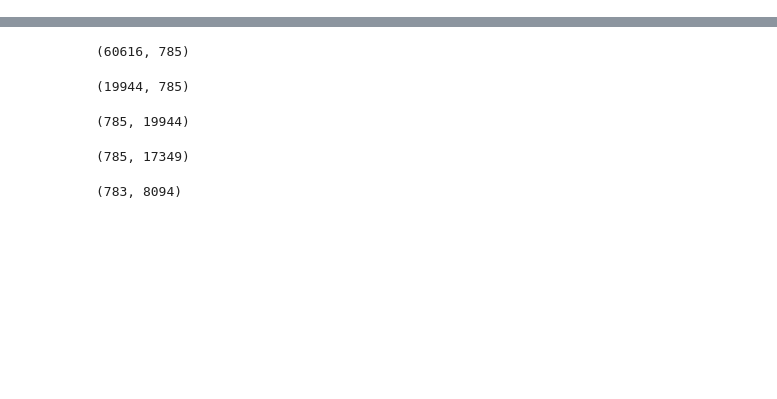
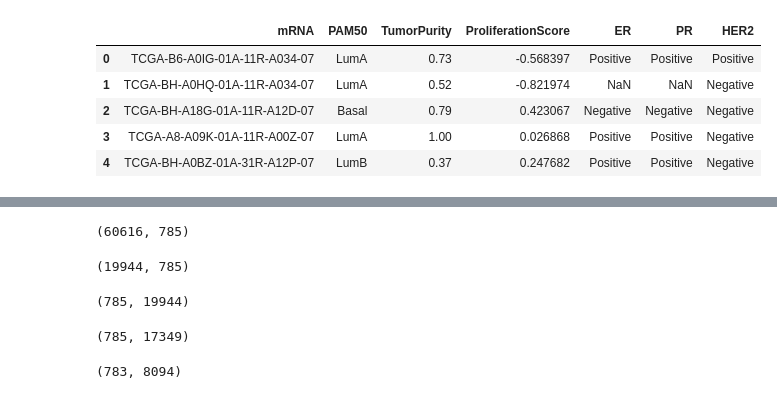
Before and after one commit to mjkim1001/DATA481-Breast_Cancer, a Jupyter notebook: Nick/Code/NormExpDataFilterScript.ipynb, the cells around one changed output, grey strips where cells are left out. Drawn from its saved outputs; the diff is of its cells as text; code cells hidden in the pictures; blank space fills up the shorter version.

```diff
--- a/Nick/Code/NormExpDataFilterScript.ipynb
+++ b/Nick/Code/NormExpDataFilterScript.ipynb
@@ -6,6 +6,15 @@ import pandas as pd
 normdf = pd.read_csv("normalized_expression.csv") #loading dataset
 mapdf = pd.read_csv("gene_mappings.csv") #loading mappings dataset
 metadf = pd.read_csv("metadata.csv") #loading metadata dataset
+# %%
+metadf.head()
+# %% [output]
+|  | mRNA | PAM50 | TumorPurity | ProliferationScore | ER | PR | HER2 |
+| 0 | TCGA-B6-A0IG-01A-11R-A034-07 | LumA | 0.73 | -0.568397 | Positive | Positive | Positive |
+| 1 | TCGA-BH-A0HQ-01A-11R-A034-07 | LumA | 0.52 | -0.821974 | NaN | NaN | Negative |
+| 2 | TCGA-BH-A18G-01A-11R-A12D-07 | Basal | 0.79 | 0.423067 | Negative | Negative | Negative |
+| 3 | TCGA-A8-A09K-01A-11R-A00Z-07 | LumA | 1.00 | 0.026868 | Positive | Positive | Negative |
+| 4 | TCGA-BH-A0BZ-01A-31R-A12P-07 | LumB | 0.37 | 0.247682 | Positive | Positive | Negative |
 # %%
 #merging mapping df with gene expression df
 normdf.rename(columns={'Unnamed: 0': 'ENSEMBLID'}, inplace=True)
```
Also changed, not shown: parts of 7 cells of this notebook, 1 other file.
